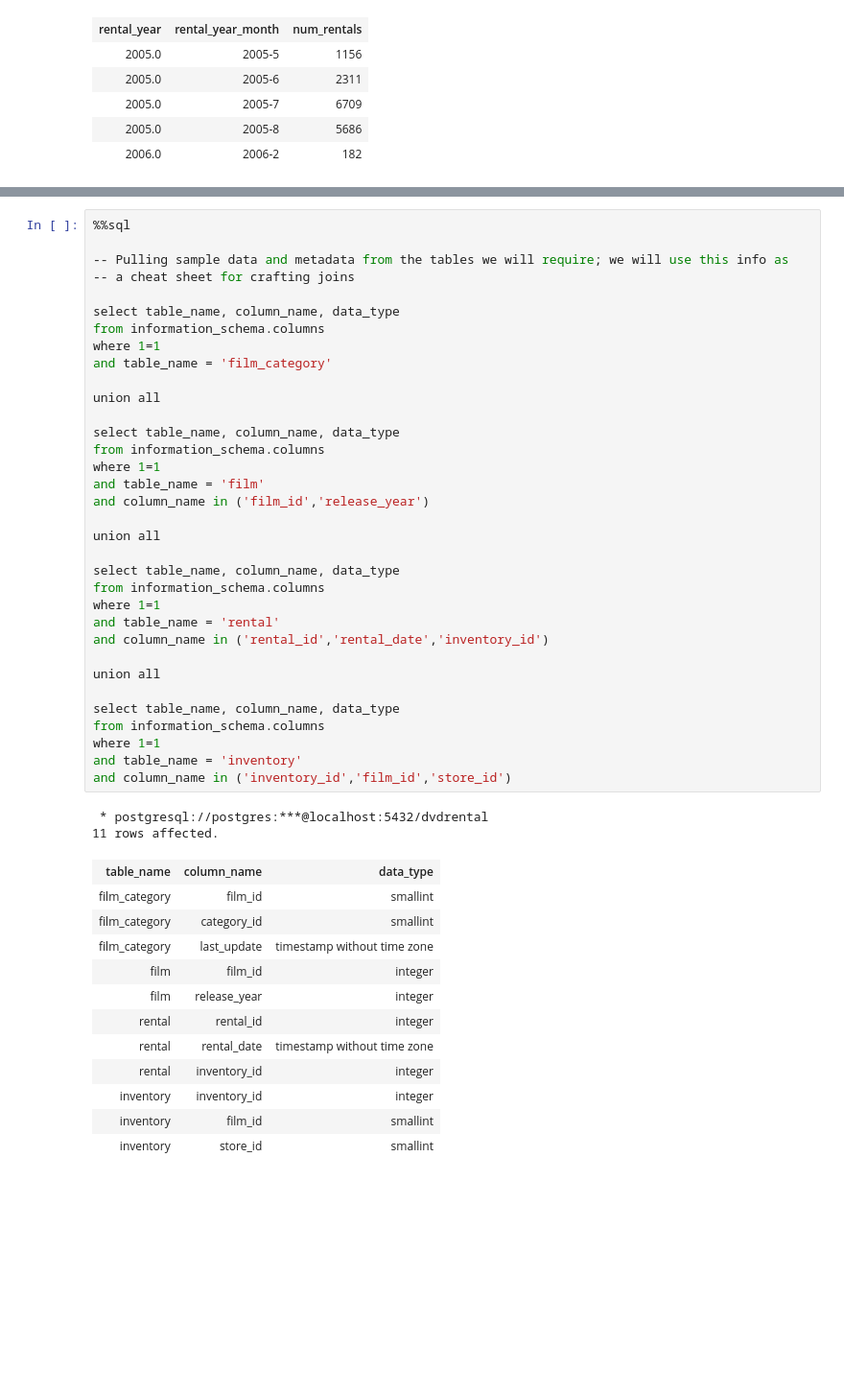
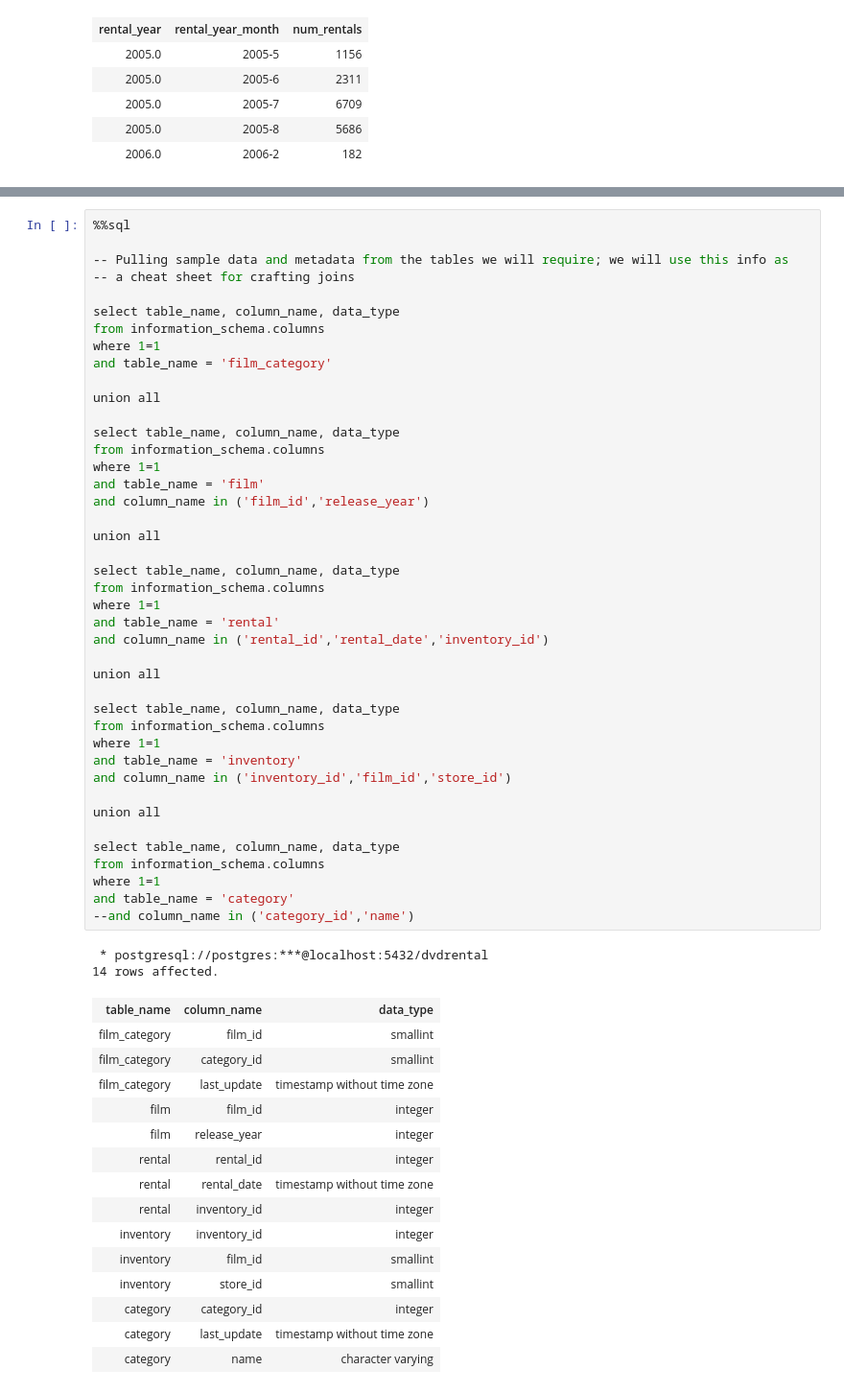
Before and after one commit to digital-tyler/diy_database, a Jupyter notebook: database_sample_data.ipynb, the cells around one changed output, grey strips where cells are left out. Shown at 96% size. Drawn from its saved outputs; the diff is of its cells as text; blank space fills up the shorter version.

```diff
--- a/database_sample_data.ipynb
+++ b/database_sample_data.ipynb
@@ -271,31 +307,42 @@ and column_name in ('film_id','release_year')
 
 union all
 
 select table_name, column_name, data_type
 from information_schema.columns
 where 1=1
 and table_name = 'rental'
 and column_name in ('rental_id','rental_date','inventory_id')
 
 union all
 
 select table_name, column_name, data_type
 from information_schema.columns
 where 1=1
 and table_name = 'inventory'
 and column_name in ('inventory_id','film_id','store_id')
+
+union all
+
+select table_name, column_name, data_type
+from information_schema.columns
+where 1=1
+and table_name = 'category'
+--and column_name in ('category_id','name')
 # %% [output]
  * postgresql://postgres:***@localhost:5432/dvdrental
-11 rows affected.
+14 rows affected.
 | table_name | column_name | data_type |
 | film_category | film_id | smallint |
 | film_category | category_id | smallint |
 | film_category | last_update | timestamp without time zone |
 | film | film_id | integer |
 | film | release_year | integer |
 | rental | rental_id | integer |
 | rental | rental_date | timestamp without time zone |
 | rental | inventory_id | integer |
 | inventory | inventory_id | integer |
 | inventory | film_id | smallint |
 | inventory | store_id | smallint |
+| category | category_id | integer |
+| category | last_update | timestamp without time zone |
+| category | name | character varying |
```
Also changed, not shown: parts of 9 cells of this notebook.
